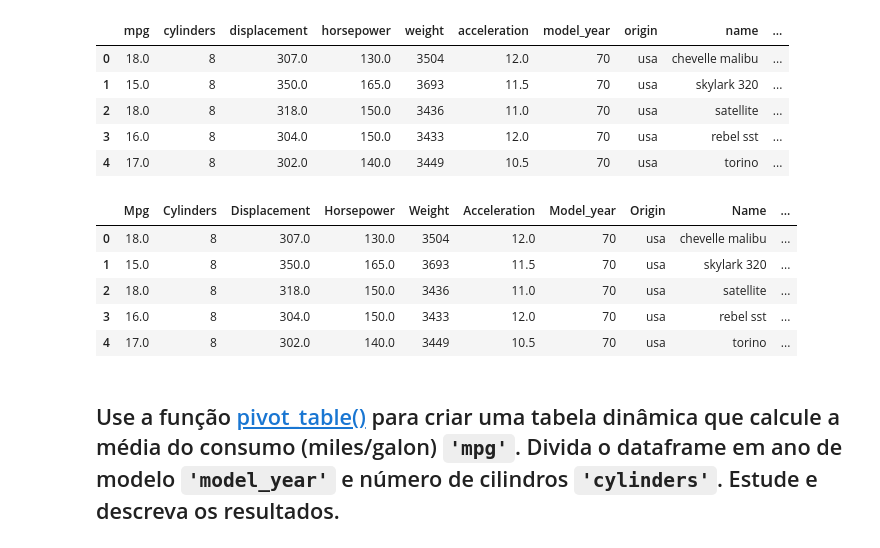
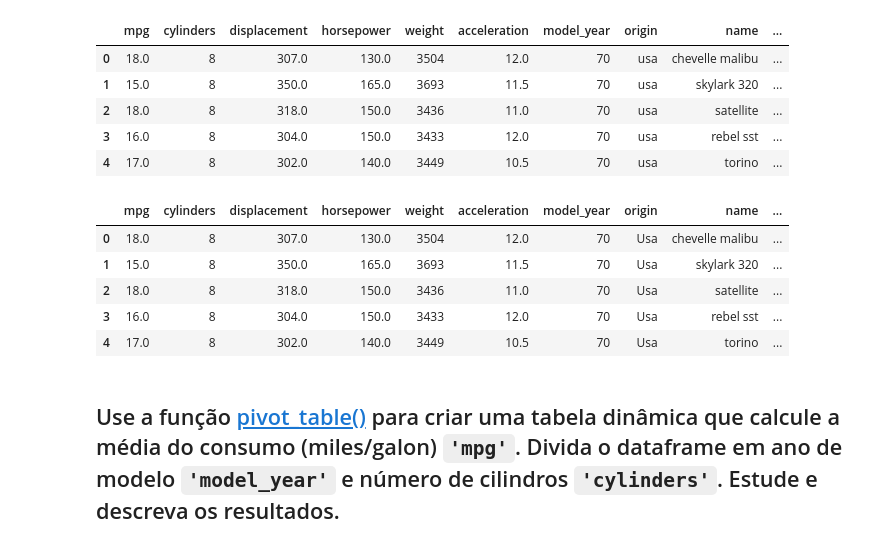
Before and after one commit to taispin/DataScience-DH, a Jupyter notebook: Desafio_0/DSTN02_DESAFIO.ipynb, the cells around one changed output. Saved outputs shown, nothing was run; the diff lists cells and outputs as text; code cells hidden in the pictures.

```diff
--- a/Desafio_0/DSTN02_DESAFIO.ipynb
+++ b/Desafio_0/DSTN02_DESAFIO.ipynb
@@ -118,7 +118,8 @@ dtype: int64
 =>>:
 (array([], dtype=int64), array([], dtype=int64))
 # %%
+auto_industry['horsepower'] = auto_industry['horsepower'].fillna(auto_industry['horsepower'].mean())
 # DROPPING 6 NULL LINES
-auto_industry.dropna(inplace=True)
+#auto_industry.dropna(inplace=True)
 print(auto_industry.shape)
 # %% [output]
@@ -204,14 +236,14 @@ auto_industry.head()
 def capitalize_column(column):
     return column.capitalize()
 # %%
-auto_industry.columns = auto_industry.columns.map(capitalize_column)
+auto_industry['origin'] = auto_industry['origin'].map(capitalize_column)
 auto_industry.head()
 # %% [output]
-|  | Mpg | Cylinders | Displacement | Horsepower | Weight | Acceleration | Model_year | Origin | Name | ... |
-| 0 | 18.0 | 8 | 307.0 | 130.0 | 3504 | 12.0 | 70 | usa | chevelle malibu | ... |
-| 1 | 15.0 | 8 | 350.0 | 165.0 | 3693 | 11.5 | 70 | usa | skylark 320 | ... |
-| 2 | 18.0 | 8 | 318.0 | 150.0 | 3436 | 11.0 | 70 | usa | satellite | ... |
-| 3 | 16.0 | 8 | 304.0 | 150.0 | 3433 | 12.0 | 70 | usa | rebel sst | ... |
-| 4 | 17.0 | 8 | 302.0 | 140.0 | 3449 | 10.5 | 70 | usa | torino | ... |
+|  | mpg | cylinders | displacement | horsepower | weight | acceleration | model_year | origin | name | ... |
+| 0 | 18.0 | 8 | 307.0 | 130.0 | 3504 | 12.0 | 70 | Usa | chevelle malibu | ... |
+| 1 | 15.0 | 8 | 350.0 | 165.0 | 3693 | 11.5 | 70 | Usa | skylark 320 | ... |
+| 2 | 18.0 | 8 | 318.0 | 150.0 | 3436 | 11.0 | 70 | Usa | satellite | ... |
+| 3 | 16.0 | 8 | 304.0 | 150.0 | 3433 | 12.0 | 70 | Usa | rebel sst | ... |
+| 4 | 17.0 | 8 | 302.0 | 140.0 | 3449 | 10.5 | 70 | Usa | torino | ... |
 # %% [markdown]
 ## Use a função [pivot_table()](https://pandas.pydata.org/pandas-docs/stable/reference/api/pandas.pivot_table.html) para criar uma tabela dinâmica que calcule a média do consumo (miles/galon) `'mpg'`. Divida o dataframe em ano de modelo `'model_year'` e número de cilindros `'cylinders'`. Estude e descreva os resultados.
```
Also changed, not shown: parts of 23 cells of this notebook.
